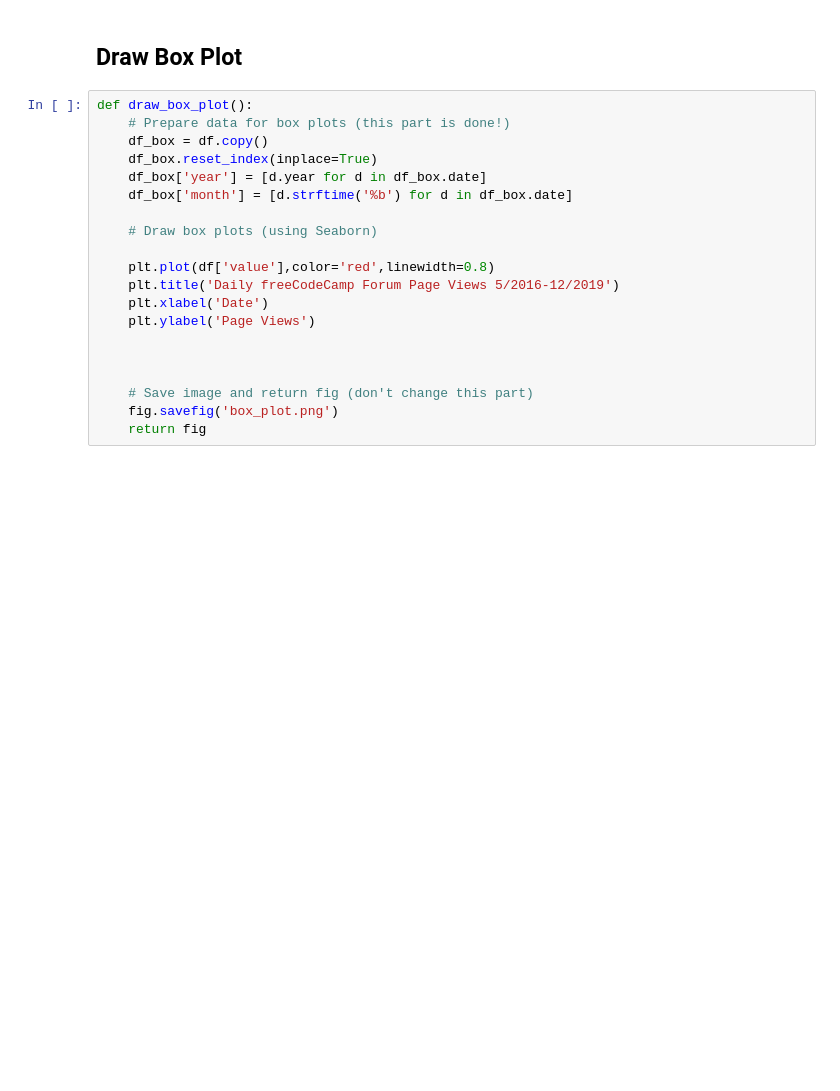
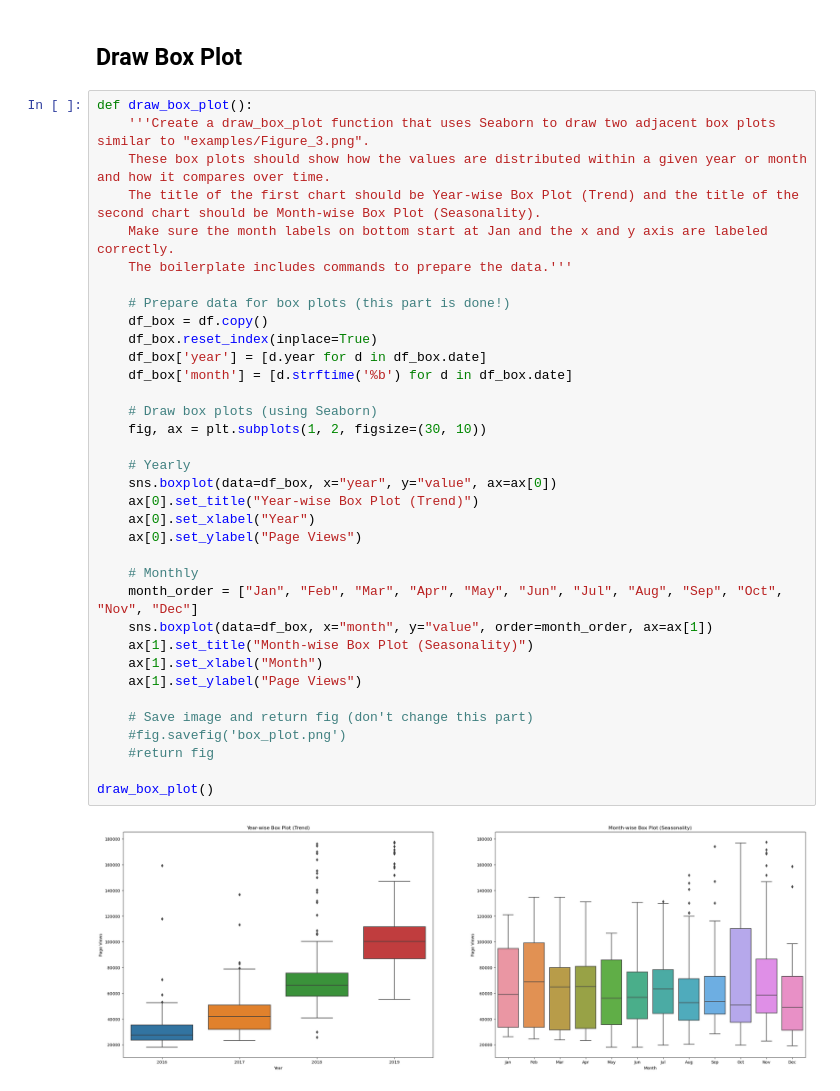
Before and after one commit to cattelia/FreeCodeCamp, a Jupyter notebook: FCC_8/finalStudies/time_series_visualizer/Exercises_1.ipynb, the cells around one changed output. Cells and saved outputs as stored; diff of their text form; blank space fills up the shorter version.

```diff
--- a/FCC_8/finalStudies/time_series_visualizer/Exercises_1.ipynb
+++ b/FCC_8/finalStudies/time_series_visualizer/Exercises_1.ipynb
@@ -107,22 +102,39 @@ def draw_bar_plot():
 # %% [markdown]
 ## Draw Box Plot
-# %%
-def draw_box_plot():
-    # Prepare data for box plots (this part is done!)
-    df_box = df.copy()
-    df_box.reset_index(inplace=True)
-    df_box['year'] = [d.year for d in df_box.date]
-    df_box['month'] = [d.strftime('%b') for d in df_box.date]
-
-    # Draw box plots (using Seaborn)
-
-    plt.plot(df['value'],color='red',linewidth=0.8)
-    plt.title('Daily freeCodeCamp Forum Page Views 5/2016-12/2019')
-    plt.xlabel('Date')
-    plt.ylabel('Page Views')
-
-
-
-    # Save image and return fig (don't change this part)
-    fig.savefig('box_plot.png')
-    return fig
+# %%
+def draw_box_plot():
+    '''Create a draw_box_plot function that uses Seaborn to draw two adjacent box plots similar to "examples/Figure_3.png".
+    These box plots should show how the values are distributed within a given year or month and how it compares over time.
+    The title of the first chart should be Year-wise Box Plot (Trend) and the title of the second chart should be Month-wise Box Plot (Seasonality).
+    Make sure the month labels on bottom start at Jan and the x and y axis are labeled correctly.
+    The boilerplate includes commands to prepare the data.'''
+
+    # Prepare data for box plots (this part is done!)
+    df_box = df.copy()
+    df_box.reset_index(inplace=True)
+    df_box['year'] = [d.year for d in df_box.date]
+    df_box['month'] = [d.strftime('%b') for d in df_box.date]
+
+    # Draw box plots (using Seaborn)
+    fig, ax = plt.subplots(1, 2, figsize=(30, 10))
+
+    # Yearly
+    sns.boxplot(data=df_box, x="year", y="value", ax=ax[0])
+    ax[0].set_title("Year-wise Box Plot (Trend)")
+    ax[0].set_xlabel("Year")
+    ax[0].set_ylabel("Page Views")
+
+    # Monthly
+    month_order = ["Jan", "Feb", "Mar", "Apr", "May", "Jun", "Jul", "Aug", "Sep", "Oct", "Nov", "Dec"]
+    sns.boxplot(data=df_box, x="month", y="value", order=month_order, ax=ax[1])
+    ax[1].set_title("Month-wise Box Plot (Seasonality)")
+    ax[1].set_xlabel("Month")
+    ax[1].set_ylabel("Page Views")
+
+    # Save image and return fig (don't change this part)
+    #fig.savefig('box_plot.png')
+    #return fig
+
+draw_box_plot()
+# %% [output]
+[figure, added]
```
Also changed, not shown: parts of 11 cells of this notebook, 1 other file.
